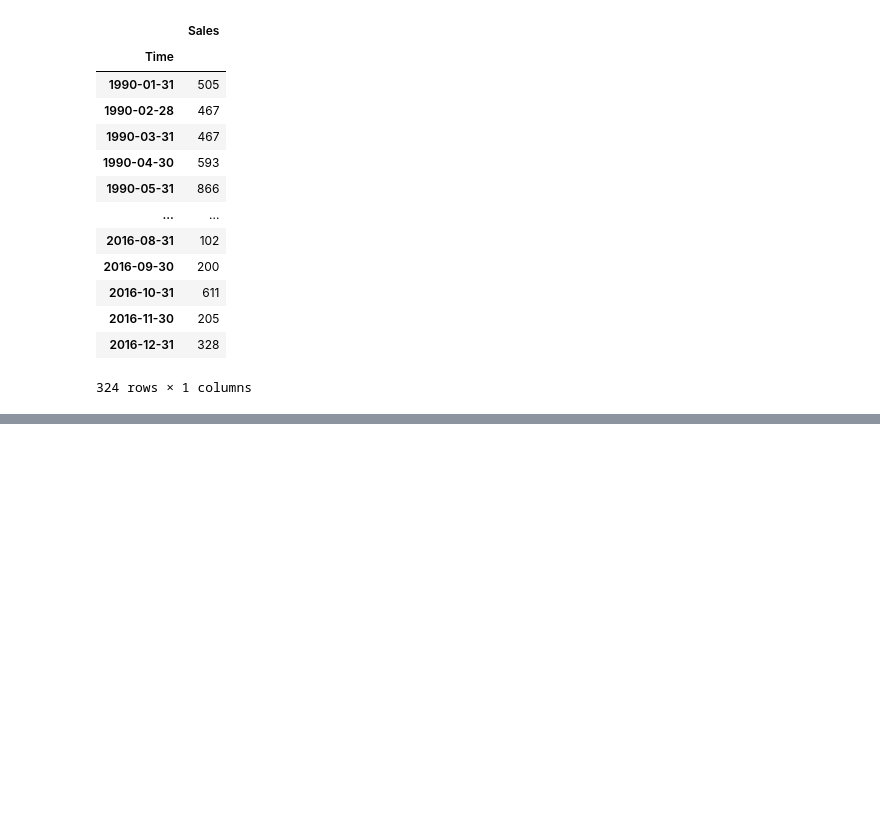
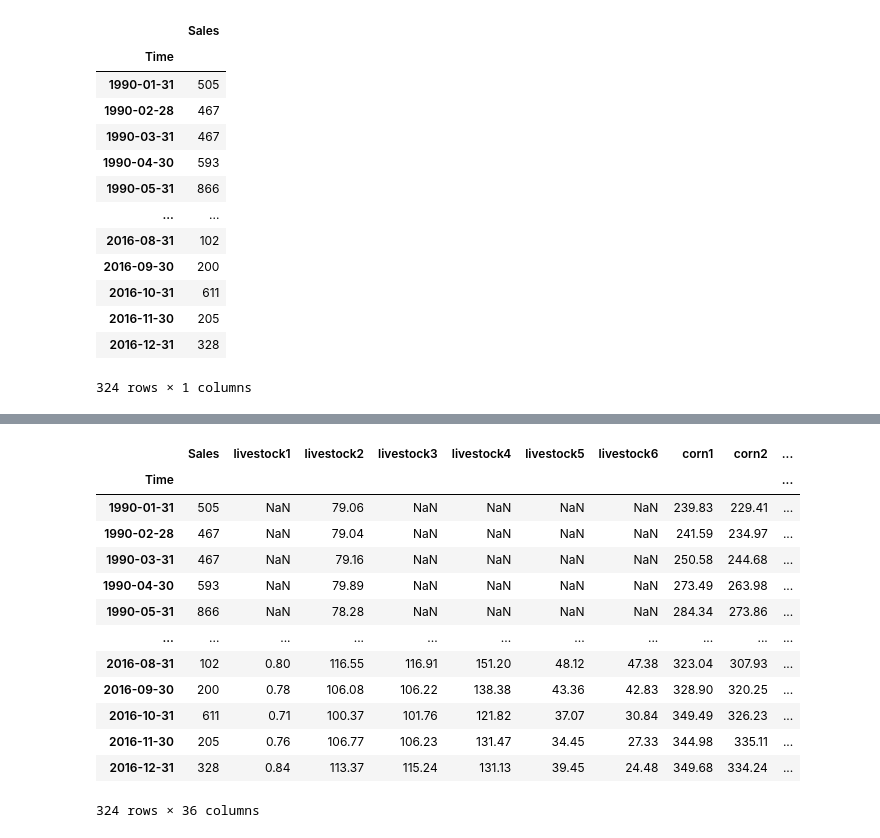
Before and after one commit to ankitaggarwal64/Time-Series-Sales-Forecasting-for-Agricultural-Equipments, a Jupyter notebook: Project Overview and Data Ingestion.ipynb, the cells around one changed output, grey strips where cells are left out. Cells and saved outputs as stored; diff of their text form; code cells hidden in the pictures; blank space fills up the shorter version.

```diff
--- a/Project Overview and Data Ingestion.ipynb
+++ b/Project Overview and Data Ingestion.ipynb
@@ -218,0 +308,21 @@ Sales_ts
+# %%
+# Setting indices for Indices dataframe same as sales data
+Indices_till_2016.index = Sales_ts.index
+#Combining Sales and Indices data
+sales_ind = pd.concat([Sales_ts, Indices_till_2016],axis=1)
+display(sales_ind)
+# %% [output]
+|  | Sales | livestock1 | livestock2 | livestock3 | livestock4 | livestock5 | livestock6 | corn1 | corn2 | ... |
+| Time |  |  |  |  |  |  |  |  |  | ... |
+| 1990-01-31 | 505 | NaN | 79.06 | NaN | NaN | NaN | NaN | 239.83 | 229.41 | ... |
+| 1990-02-28 | 467 | NaN | 79.04 | NaN | NaN | NaN | NaN | 241.59 | 234.97 | ... |
+| 1990-03-31 | 467 | NaN | 79.16 | NaN | NaN | NaN | NaN | 250.58 | 244.68 | ... |
+| 1990-04-30 | 593 | NaN | 79.89 | NaN | NaN | NaN | NaN | 273.49 | 263.98 | ... |
+| 1990-05-31 | 866 | NaN | 78.28 | NaN | NaN | NaN | NaN | 284.34 | 273.86 | ... |
+| ... | ... | ... | ... | ... | ... | ... | ... | ... | ... | ... |
+| 2016-08-31 | 102 | 0.80 | 116.55 | 116.91 | 151.20 | 48.12 | 47.38 | 323.04 | 307.93 | ... |
+| 2016-09-30 | 200 | 0.78 | 106.08 | 106.22 | 138.38 | 43.36 | 42.83 | 328.90 | 320.25 | ... |
+| 2016-10-31 | 611 | 0.71 | 100.37 | 101.76 | 121.82 | 37.07 | 30.84 | 349.49 | 326.23 | ... |
+| 2016-11-30 | 205 | 0.76 | 106.77 | 106.23 | 131.47 | 34.45 | 27.33 | 344.98 | 335.11 | ... |
+| 2016-12-31 | 328 | 0.84 | 113.37 | 115.24 | 131.13 | 39.45 | 24.48 | 349.68 | 334.24 | ... |
+324 rows × 36 columns
```
Also changed, not shown: parts of 16 cells of this notebook.
